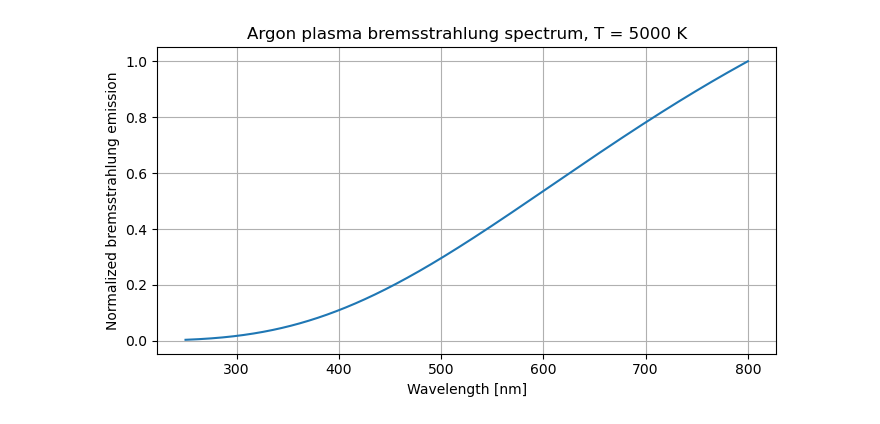
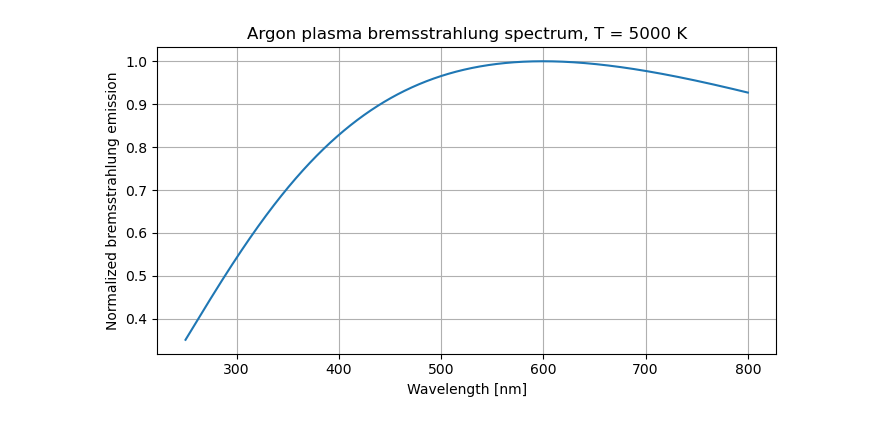
Before and after one commit to maimounabocoum/UCLA-code, a Jupyter notebook: Bremsstralung.ipynb, the cells around one changed output. Saved outputs shown, nothing was run; the diff lists cells and outputs as text; code cells hidden in the pictures.

```diff
--- a/Bremsstralung.ipynb
+++ b/Bremsstralung.ipynb
@@ -1,50 +1,19 @@
 # %%
 import numpy as np
 import matplotlib.pyplot as plt
+from nist_utils import ExtractIntensityNist, Extract_Ei_Ek, Get_bremsstralung
 
-# Physical constants
-h = 6.62607015e-34       # J.s
-c = 2.99792458e8        # m/s
-kB = 1.380649e-23       # J/K
-
-# Plasma parameters
-T = 5000                # electron temperature [K]
-Z = 1                   # Ar+ approximation
-ne = 1e20               # electron density [m^-3]
-ni = ne / Z             # ion density [m^-3]
-gff = 1.0               # Gaunt factor ~ 1
-
-# Wavelength range
 lambda_nm = np.linspace(250, 800, 1000)   # nm
-lambda_m = lambda_nm * 1e-9               # m
-
-# Frequency
-nu = c / lambda_m
-
-# Bremsstrahlung spectral emissivity per Hz
-# Approximate SI scaling, arbitrary normalization acceptable for spectrum shape
-epsilon_nu = (
-    Z**2 * ne * ni
-    * T**(-0.5)
-    * np.exp(-h * nu / (kB * T))
-    * gff
-)
-
-# Convert from per Hz to per wavelength
-# epsilon_lambda = epsilon_nu * |dnu/dlambda| = epsilon_nu * c/lambda^2
-epsilon_lambda = epsilon_nu * c / lambda_m**2
-
-# Normalize for easier plotting
-epsilon_lambda_norm = epsilon_lambda / np.max(epsilon_lambda)
+epsilon_lambda_norm = Get_bremsstralung(lambda_nm)
 
 # Plot
 plt.figure(figsize=(7, 4))
 plt.plot(lambda_nm, epsilon_lambda_norm)
 plt.xlabel("Wavelength [nm]")
 plt.ylabel("Normalized bremsstrahlung emission")
 plt.title("Argon plasma bremsstrahlung spectrum, T = 5000 K")
 plt.grid(True)
 plt.tight_layout()
 plt.show()
 # %% [output]
-[figure, old version]
+[figure, new version]
```
Also changed, not shown: parts of 1 cell of this notebook.
